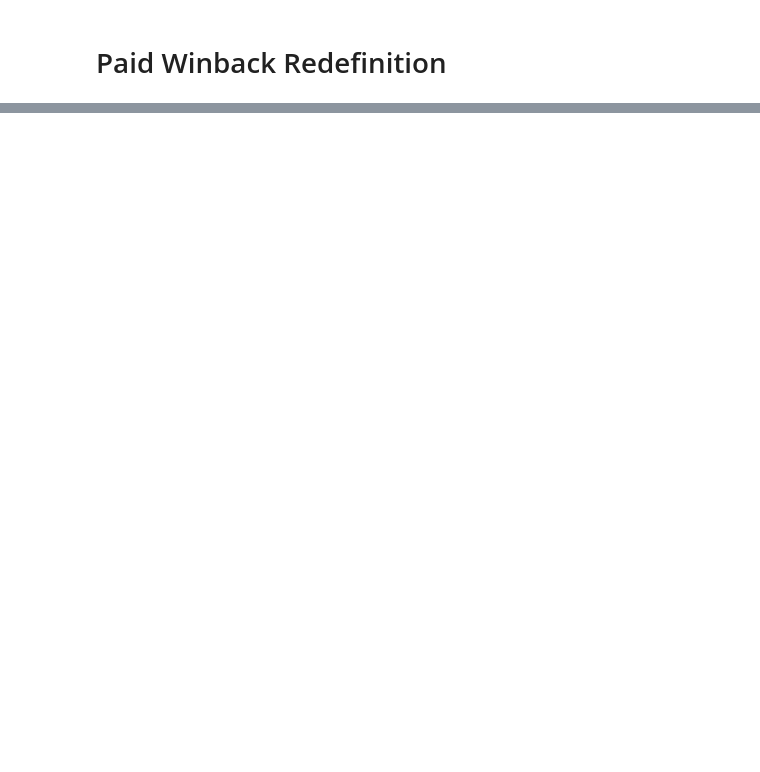
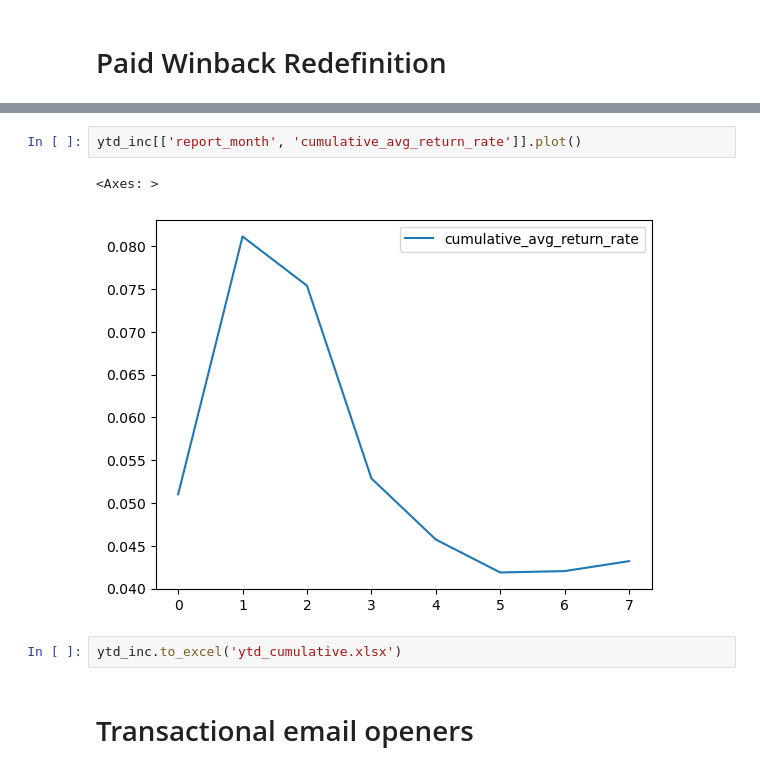
Before and after one commit to sandersli-nbc/CRM-Dashboard, a Jupyter notebook: test.ipynb, the cells around one changed output, grey strips where cells are left out. Cells and saved outputs as stored; diff of their text form; blank space fills up the shorter version.

```diff
--- a/test.ipynb
+++ b/test.ipynb
@@ -1830,0 +2752,9 @@ LEFT JOIN Net_New_Upgrade_Num
+# %%
+ytd_inc[['report_month', 'cumulative_avg_return_rate']].plot()
+# %% [output]
+<Axes: >
+[figure, added]
+# %%
+ytd_inc.to_excel('ytd_cumulative.xlsx')
+# %% [markdown]
+# Transactional email openers
```
Also changed, not shown: parts of 87 cells of this notebook, 17 other files.
